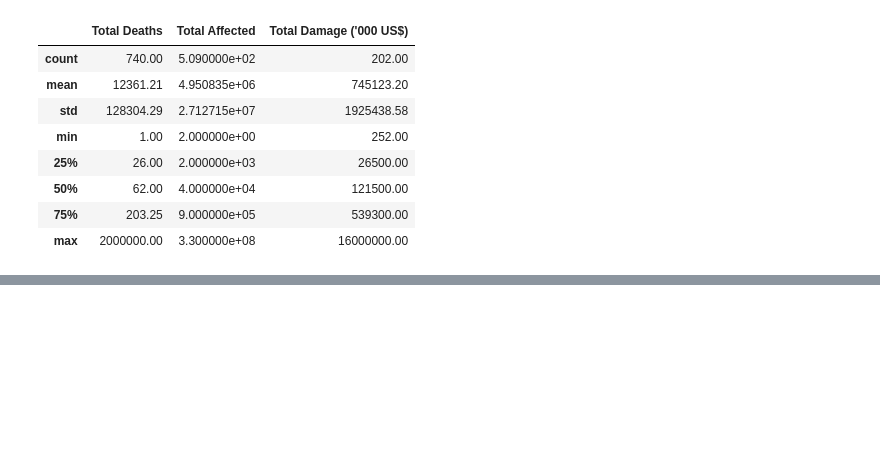
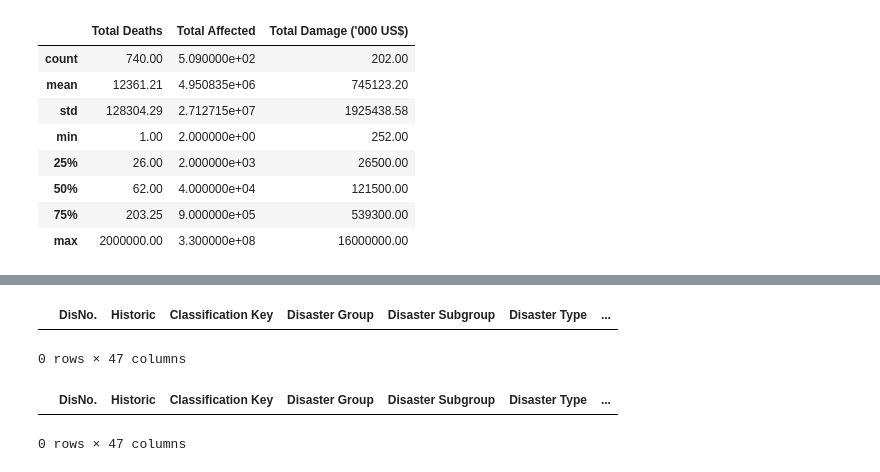
Before and after one commit to Rajdeep0010/Disaster_Project, a Jupyter notebook: notebooks/EDA.ipynb, the cells around one changed output, grey strips where cells are left out. Cells and saved outputs as stored; diff of their text form; code cells hidden in the pictures; blank space fills up the shorter version.

```diff
--- a/notebooks/EDA.ipynb
+++ b/notebooks/EDA.ipynb
@@ -113,0 +418,12 @@ round(df[['Total Deaths','Total Affected',"Total Damage ('000 US$)"]].describe()
+# %%
+#inconsistent data
+# Are there disasters with end date before start date?
+display(df[df['End Year'] < df['Start Year']])
+
+# Are there zero or negative deaths?
+display(df[df['Total Deaths'] <= 0])
+# %% [output]
+|  | DisNo. | Historic | Classification Key | Disaster Group | Disaster Subgroup | Disaster Type | ... |
+0 rows × 47 columns
+|  | DisNo. | Historic | Classification Key | Disaster Group | Disaster Subgroup | Disaster Type | ... |
+0 rows × 47 columns
```
Also changed, not shown: parts of 16 cells of this notebook.
